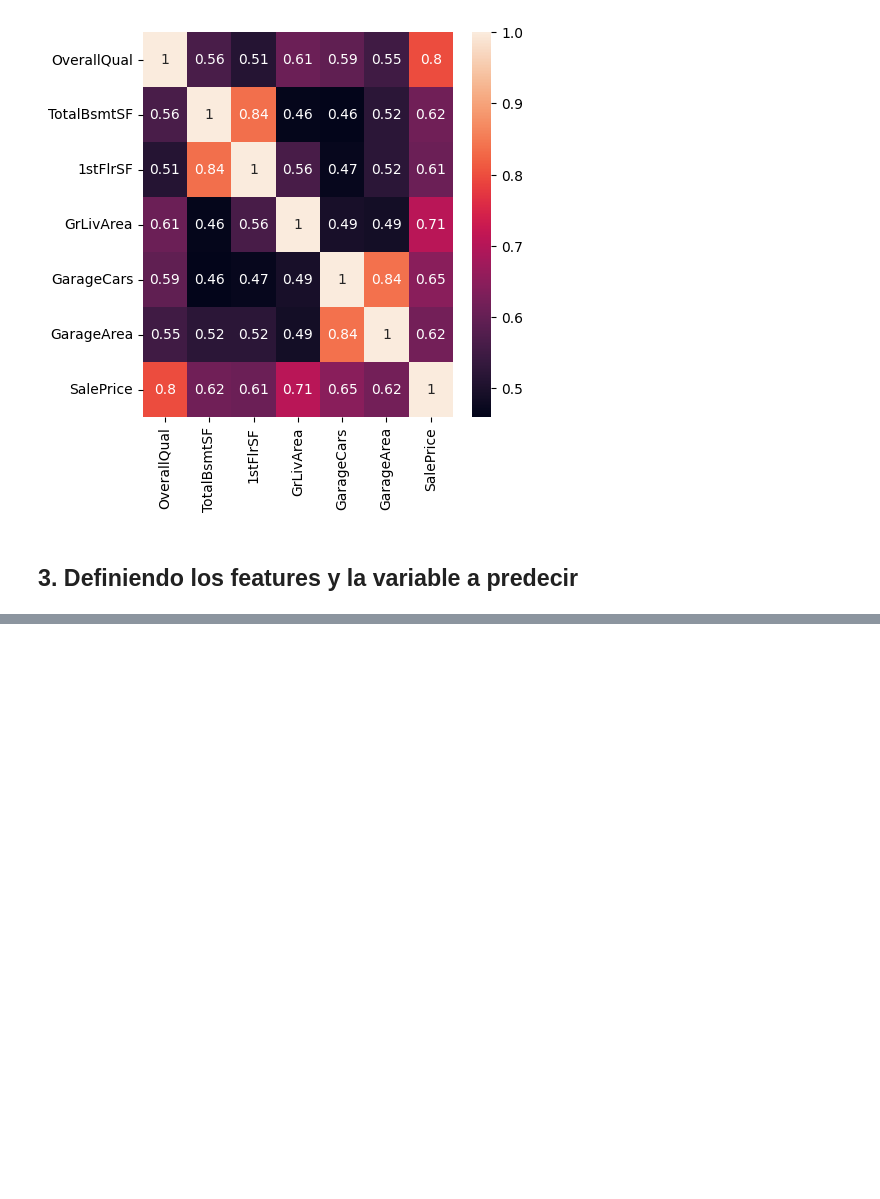
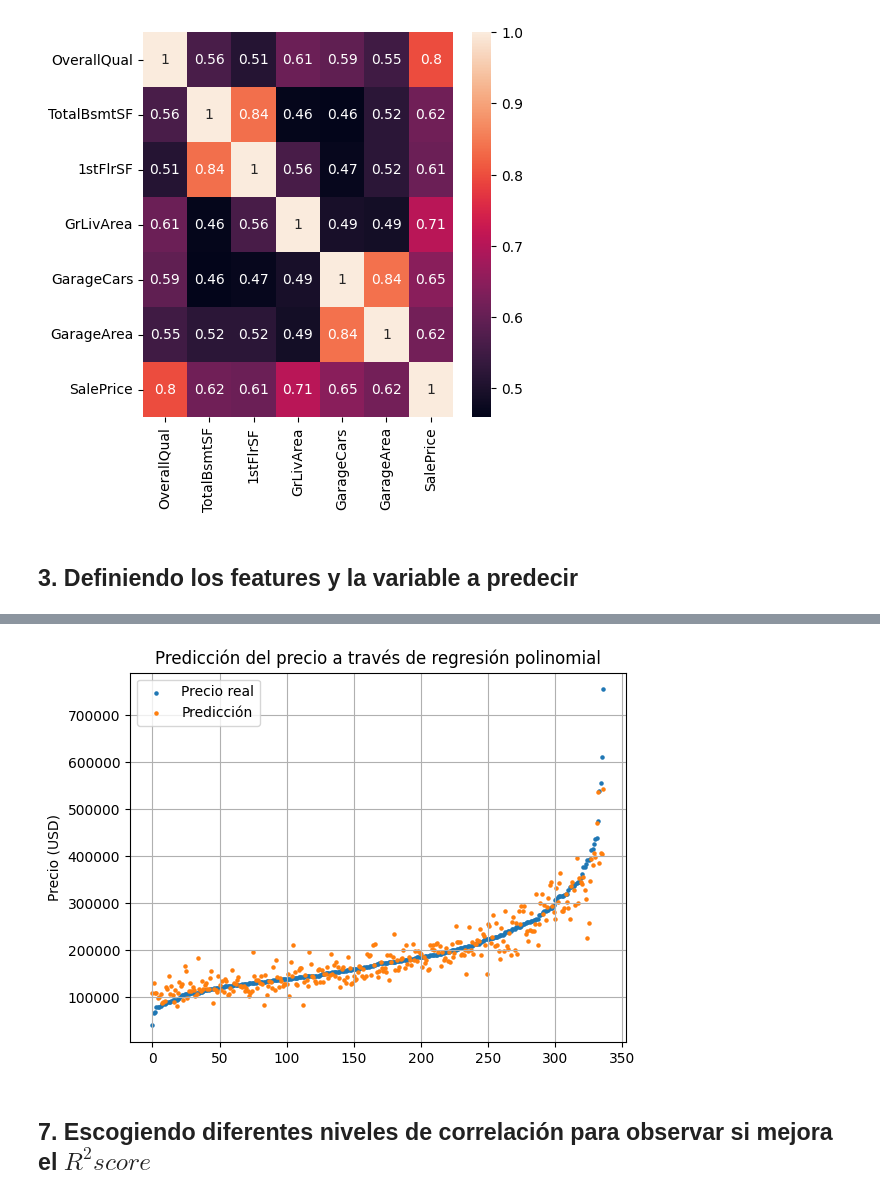
Before and after one commit to DiegoAlejandroLozano/prediccion_precio_casas, a Jupyter notebook: work_notebooks/regresion_polinomica.ipynb, the cells around one changed output, grey strips where cells are left out. Cells and saved outputs as stored; diff of their text form; code cells hidden in the pictures; blank space fills up the shorter version.

Commit message:
v4. Se agrega la regresión polinomial para la predicción del precio

```diff
--- a/work_notebooks/busqueda_aleatorizada.ipynb
+++ b/work_notebooks/regresion_polinomica.ipynb
@@ -102,7 +112,7 @@ HuberRegressor()
 # %%
 #Evaluando la predicciones
-y_pred_train = huber.predict(X=X_train)
-y_pred_test = huber.predict(X=X_test)
+y_pred_train = pr.predict(X=X_train_poli)
+y_pred_test = pr.predict(X=X_test_poli)
 
 r2_sc_train = r2_score(y_true=y_train, y_pred=y_pred_train)
 r2_sc_test = r2_score(y_true=y_test, y_pred=y_pred_test)
@@ -110,9 +120,9 @@ r2_sc_test = r2_score(y_true=y_test, y_pred=y_pred_test)
 RMSR_train = sqrt(mean_squared_error(y_true=y_train, y_pred=y_pred_train))
 RMSR_test = sqrt(mean_squared_error(y_true=y_test, y_pred=y_pred_test))
 
-print("R^2 train: {}".format(r2_sc_train))
-print("R^2 test: {}".format(r2_sc_test))
+print("R^2 train: {:.2f}".format(r2_sc_train))
+print("R^2 test: {:.2f}".format(r2_sc_test))
 
-print("\nRMSR train: {}".format(RMSR_train))
-print("RMSR test: {}".format(RMSR_test))
+print("\nRMSR train: {:.0f} USD".format(RMSR_train))
+print("RMSR test: {:.0f} USD".format(RMSR_test))
 # %% [output]
@@ -134,16 +133,0 @@ RANSACRegressor()
-# %%
-#Evaluando la predicciones
-y_pred_train = ransac.predict(X=X_train)
-y_pred_test = ransac.predict(X=X_test)
-
-r2_sc_train = r2_score(y_true=y_train, y_pred=y_pred_train)
-r2_sc_test = r2_score(y_true=y_test, y_pred=y_pred_test)
-
-RMSR_train = sqrt(mean_squared_error(y_true=y_train, y_pred=y_pred_train))
-RMSR_test = sqrt(mean_squared_error(y_true=y_test, y_pred=y_pred_test))
-
-print("R^2 train: {}".format(r2_sc_train))
-print("R^2 test: {}".format(r2_sc_test))
-
-print("\nRMSR train: {}".format(RMSR_train))
-print("RMSR test: {}".format(RMSR_test))
@@ -211,0 +136,5 @@ RandomizedSearchCV(cv=3, estimator=HuberRegressor(),
+# %%
+df_comp = y_test.copy()
+df_comp['SalePrice predict'] = np.round(y_pred_test, decimals=0)
+df_comp.sort_values('SalePrice', inplace=True)
+df_comp
@@ -211,0 +155,13 @@ RandomizedSearchCV(cv=3, estimator=HuberRegressor(),
+# %%
+x = range(0,len(df_comp['SalePrice'].to_list()))
+plt.scatter(x, df_comp['SalePrice'], s=5, label='Precio real')
+plt.scatter(x, df_comp['SalePrice predict'], s=5, label='Predicción')
+plt.legend()
+plt.title('Predicción del precio a través de regresión polinomial')
+plt.ylabel('Precio (USD)')
+plt.grid()
+plt.show()
+# %% [output]
+[figure, added]
+# %% [markdown]
+## 7. Escogiendo diferentes niveles de correlación para observar si mejora el $R^2 score$
```
Also changed, not shown: parts of 21 cells of this notebook, 4 other files.
